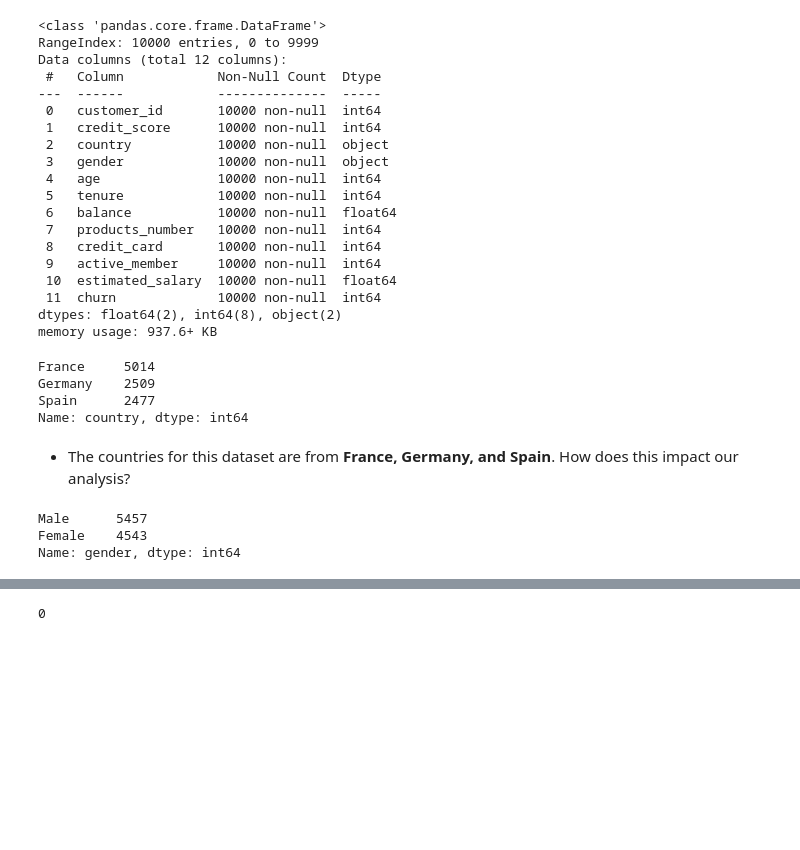
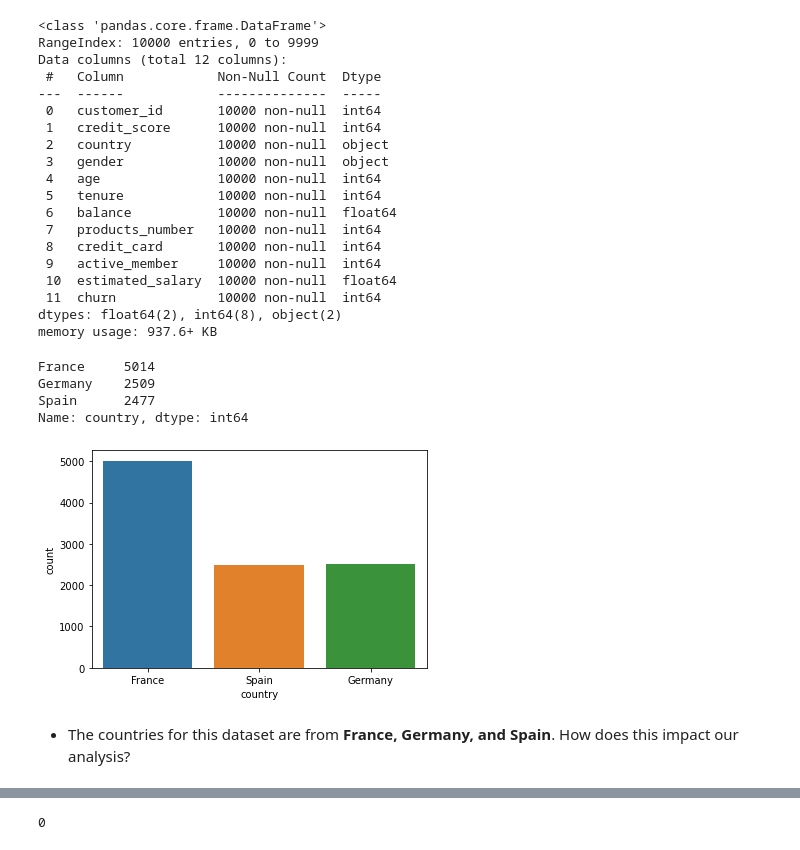
Before and after one commit to kkiepek/Predicting-Bank-Customer-Churn, a Jupyter notebook: Bank Churn EDA + Modeling.ipynb, the cells around one changed output, grey strips where cells are left out. Saved outputs shown, nothing was run; the diff lists cells and outputs as text; code cells hidden in the pictures; blank space fills up the shorter version.

```diff
--- a/Bank Churn EDA + Modeling.ipynb
+++ b/Bank Churn EDA + Modeling.ipynb
@@ -83,18 +97,14 @@ Data columns (total 12 columns):
  11  churn             10000 non-null  int64
 dtypes: float64(2), int64(8), object(2)
 memory usage: 937.6+ KB
-# %%
-df["country"].value_counts()
-# %% [output]
-France     5014
-Germany    2509
-Spain      2477
-Name: country, dtype: int64
+# %%
+print(df["country"].value_counts())
+sns.countplot(data=df,x='country');
+# %% [output]
+France     5014
+Germany    2509
+Spain      2477
+Name: country, dtype: int64
+[figure, added]
 # %% [markdown]
 - The countries for this dataset are from **France, Germany, and Spain**. How does this impact our analysis?
-# %%
-df.gender.value_counts()
-# %% [output]
-Male      5457
-Female    4543
-Name: gender, dtype: int64
```
Also changed, not shown: parts of 23 cells of this notebook.
